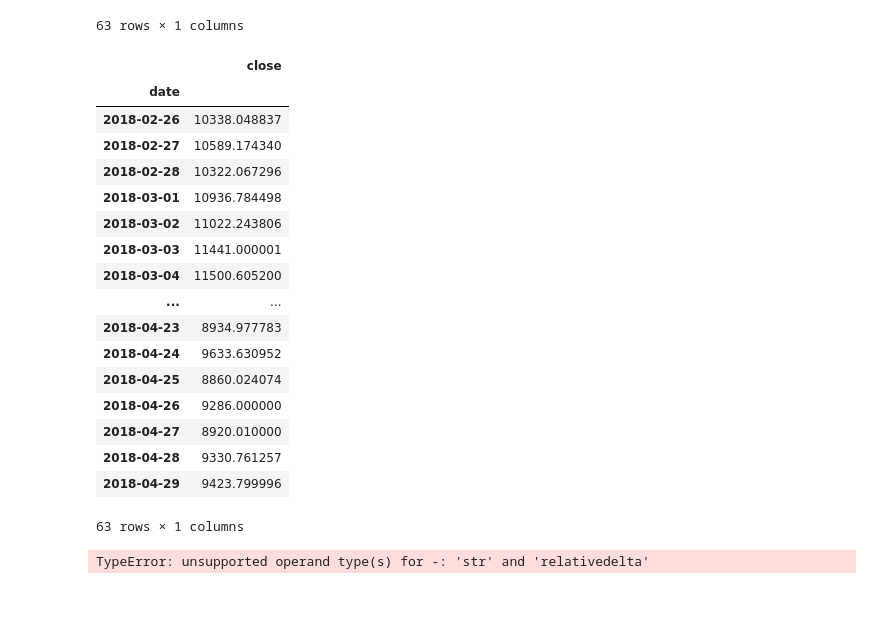
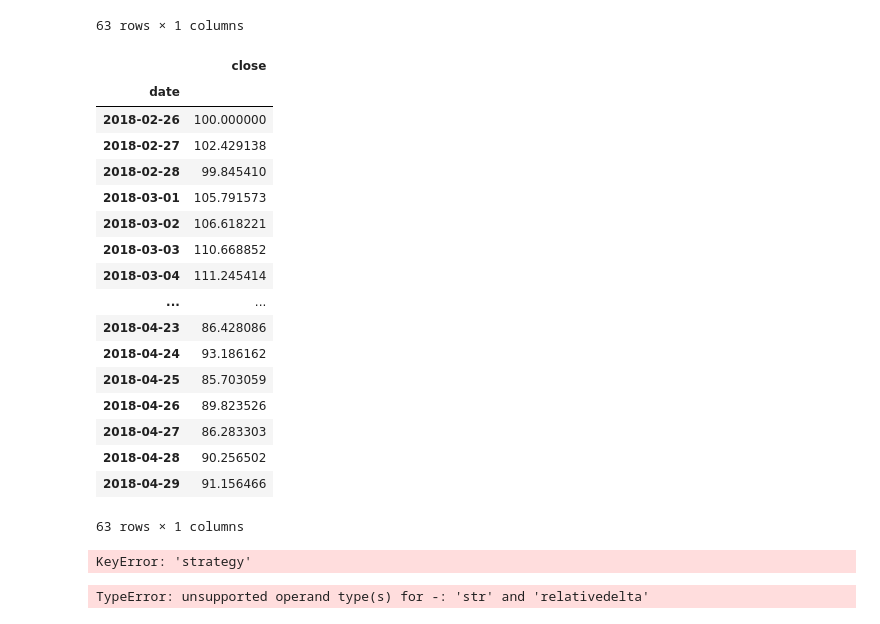
Before and after one commit to ViktorMalesevic/Bitcoin-NLP-Strategy, a Jupyter notebook: 11_backtesting_strategy_with_predictions.ipynb, the cells around one changed output. Drawn from its saved outputs; the diff is of its cells as text; code cells hidden in the pictures.

```diff
--- a/11_backtesting_strategy_with_predictions.ipynb
+++ b/11_backtesting_strategy_with_predictions.ipynb
@@ -207,26 +207,33 @@ tw
 63 rows × 1 columns
 # %%
 btc_price = data[["close"]]
+btc_price = btc_price.rebase(100)
 btc_price
 # %% [output]
 |  | close |
 | date |  |
-| 2018-02-26 | 10338.048837 |
-| 2018-02-27 | 10589.174340 |
-| 2018-02-28 | 10322.067296 |
-| 2018-03-01 | 10936.784498 |
-| 2018-03-02 | 11022.243806 |
-| 2018-03-03 | 11441.000001 |
-| 2018-03-04 | 11500.605200 |
+| 2018-02-26 | 100.000000 |
+| 2018-02-27 | 102.429138 |
+| 2018-02-28 | 99.845410 |
+| 2018-03-01 | 105.791573 |
+| 2018-03-02 | 106.618221 |
+| 2018-03-03 | 110.668852 |
+| 2018-03-04 | 111.245414 |
 | ... | ... |
-| 2018-04-23 | 8934.977783 |
-| 2018-04-24 | 9633.630952 |
-| 2018-04-25 | 8860.024074 |
-| 2018-04-26 | 9286.000000 |
-| 2018-04-27 | 8920.010000 |
-| 2018-04-28 | 9330.761257 |
-| 2018-04-29 | 9423.799996 |
+| 2018-04-23 | 86.428086 |
+| 2018-04-24 | 93.186162 |
+| 2018-04-25 | 85.703059 |
+| 2018-04-26 | 89.823526 |
+| 2018-04-27 | 86.283303 |
+| 2018-04-28 | 90.256502 |
+| 2018-04-29 | 91.156466 |
 63 rows × 1 columns
+# %%
+btc_returns = btc_price.pct_change()
+btc_returns = btc_returns.shift(-1)
+btc_returns["strategy"] = np.where(tw[["predict"]], btc_returns["strategy"], 0)
+# %% [output]
+KeyError: 'strategy'
 # %%
 # create the strategy
 strategy = bt.Strategy('Model Advice Strategy', [bt.algos.WeighTarget(tw),
```
Also changed, not shown: 4 other files.
